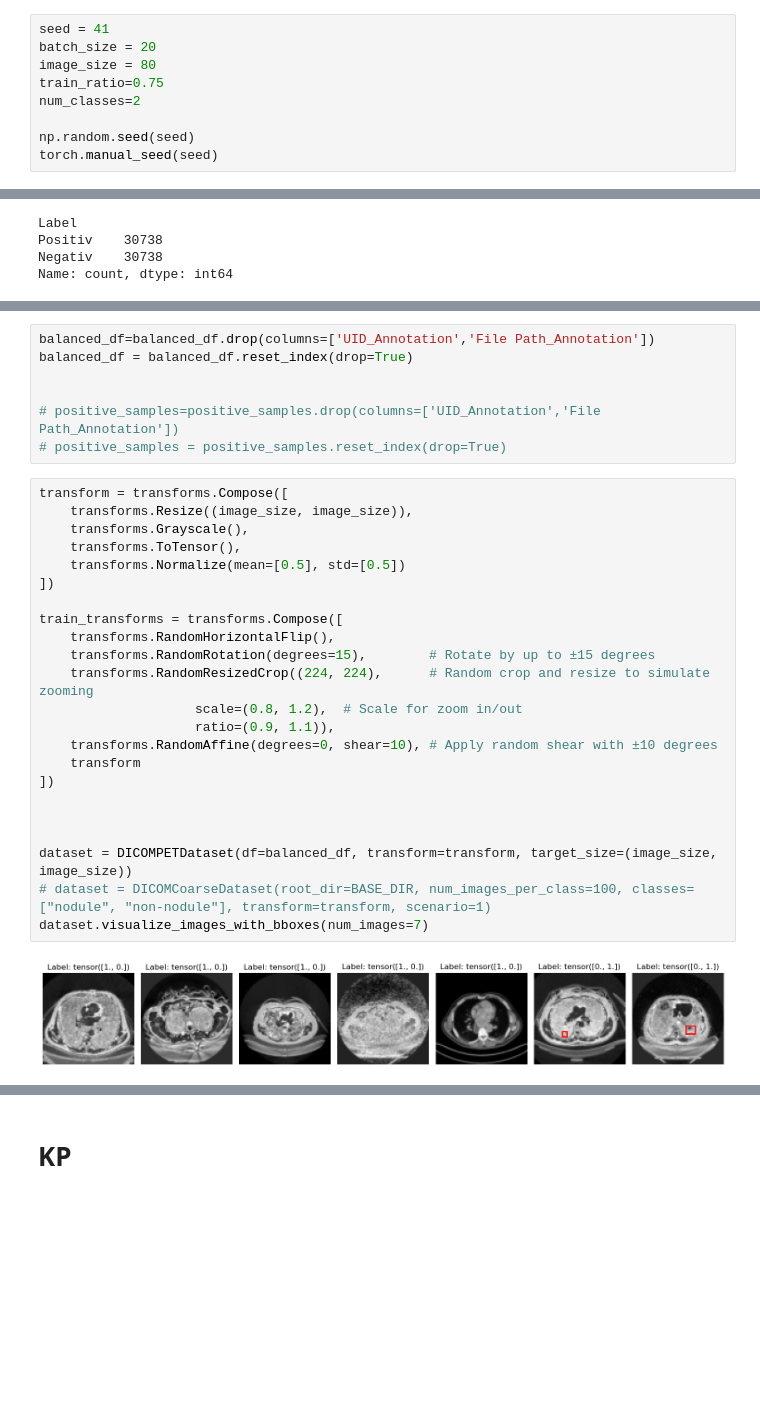
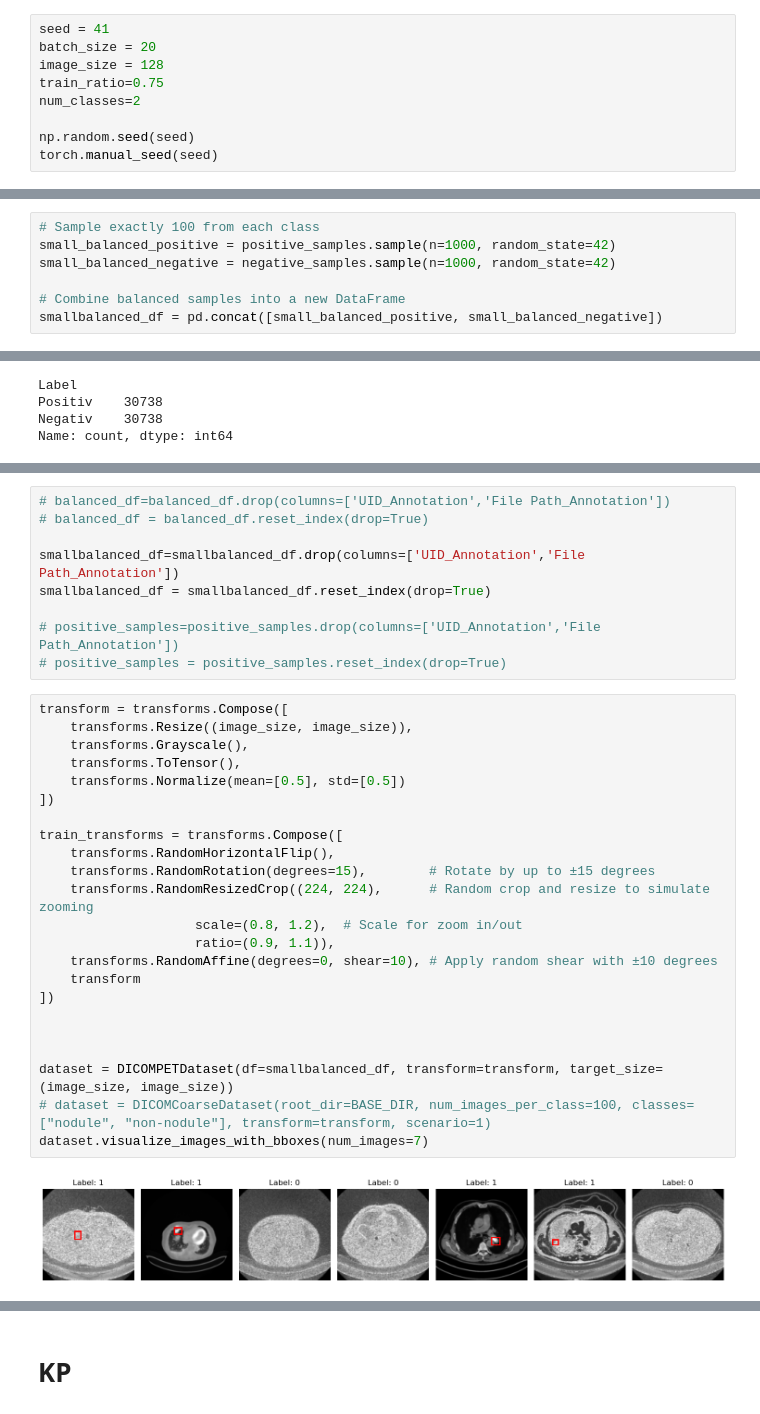
Before and after one commit to DominikHahn1407/Masterarbeit, a Jupyter notebook: Christoph/Object_Detection/CapsuleNet_Detection_lung.ipynb, the cells around one changed output, grey strips where cells are left out. Cells and saved outputs as stored; diff of their text form; blank space fills up the shorter version.

```diff
--- a/Christoph/Object_Detection/CapsuleNet_Detection_lung.ipynb
+++ b/Christoph/Object_Detection/CapsuleNet_Detection_lung.ipynb
@@ -25,7 +26,7 @@ Training on GPU!
 # %%
 seed = 41
 batch_size = 20
-image_size = 80
+image_size = 128
 train_ratio=0.75
 num_classes=2
 
@@ -338,6 +338,13 @@ negative_samples_balanced = negative_samples.sample(n=num_positive, random_state
 len(negative_samples_balanced)
 # %% [output]
 30738
+# %%
+# Sample exactly 100 from each class
+small_balanced_positive = positive_samples.sample(n=1000, random_state=42)
+small_balanced_negative = negative_samples.sample(n=1000, random_state=42)
+
+# Combine balanced samples into a new DataFrame
+smallbalanced_df = pd.concat([small_balanced_positive, small_balanced_negative])
 # %%
 
 # 4. Die Daten neu zusammenstellen (positive und zufällig ausgewählte negative Beispiele kombinieren)
@@ -367,35 +374,37 @@ balanced_df
 # %%
-balanced_df=balanced_df.drop(columns=['UID_Annotation','File Path_Annotation'])
-balanced_df = balanced_df.reset_index(drop=True)
+# balanced_df=balanced_df.drop(columns=['UID_Annotation','File Path_Annotation'])
+# balanced_df = balanced_df.reset_index(drop=True)
 
+smallbalanced_df=smallbalanced_df.drop(columns=['UID_Annotation','File Path_Annotation'])
+smallbalanced_df = smallbalanced_df.reset_index(drop=True)
 
 # positive_samples=positive_samples.drop(columns=['UID_Annotation','File Path_Annotation'])
 # positive_samples = positive_samples.reset_index(drop=True)
 # %%
 transform = transforms.Compose([
     transforms.Resize((image_size, image_size)),
     transforms.Grayscale(),
     transforms.ToTensor(),
     transforms.Normalize(mean=[0.5], std=[0.5])
 ])
 
 train_transforms = transforms.Compose([
     transforms.RandomHorizontalFlip(),
     transforms.RandomRotation(degrees=15),        # Rotate by up to ±15 degrees
     transforms.RandomResizedCrop((224, 224),      # Random crop and resize to simulate zooming
                     scale=(0.8, 1.2),  # Scale for zoom in/out
                     ratio=(0.9, 1.1)),
     transforms.RandomAffine(degrees=0, shear=10), # Apply random shear with ±10 degrees
     transform
 ])
 
 
 
-dataset = DICOMPETDataset(df=balanced_df, transform=transform, target_size=(image_size, image_size))
+dataset = DICOMPETDataset(df=smallbalanced_df, transform=transform, target_size=(image_size, image_size))
 # dataset = DICOMCoarseDataset(root_dir=BASE_DIR, num_images_per_class=100, classes=["nodule", "non-nodule"], transform=transform, scenario=1)
 dataset.visualize_images_with_bboxes(num_images=7)
 # %% [output]
-[figure, old version]
+[figure, new version]
 # %%
 dataset.display_label_distribution()
 # %% [output]
```
Also changed, not shown: parts of 18 cells of this notebook, 6 other files.
